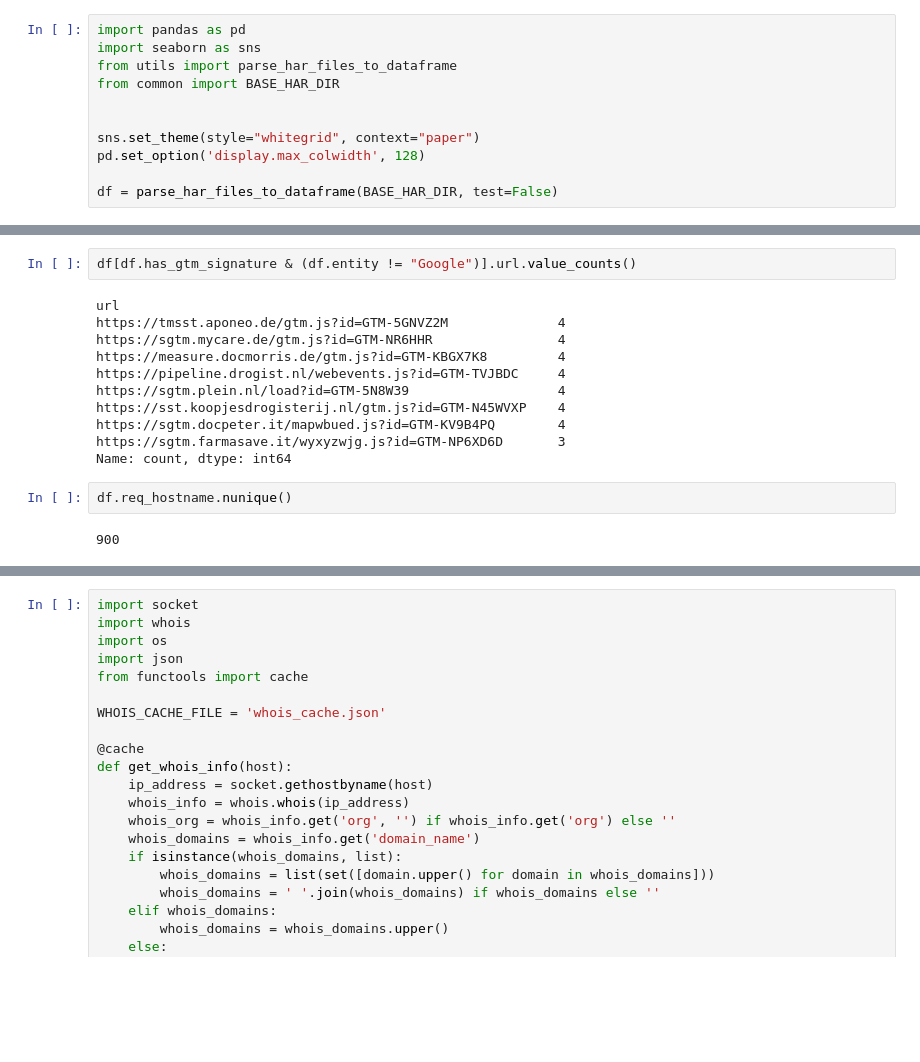
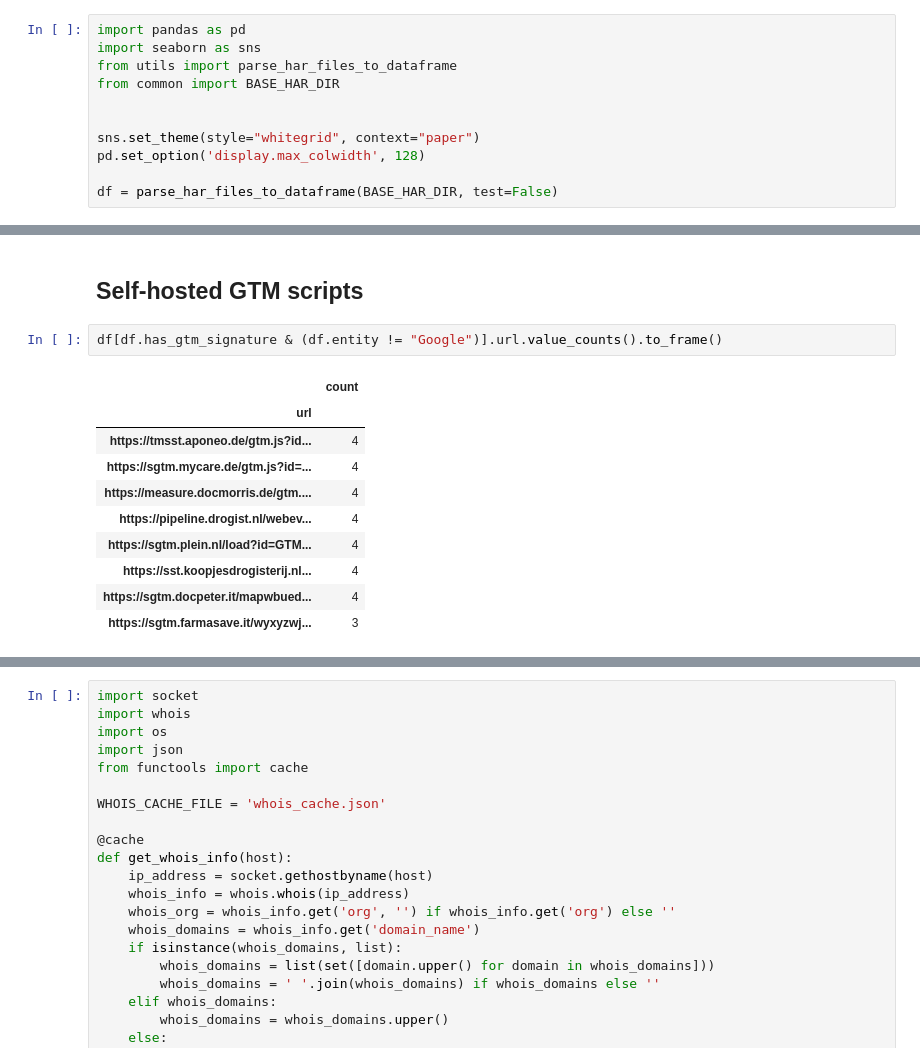
Before and after one commit to zahra7394/bitter-pill, a Jupyter notebook: notebooks/SST-Detection.ipynb, the cells around one changed output, grey strips where cells are left out. Cells and saved outputs as stored; diff of their text form; blank space fills up the shorter version.

```diff
--- a/notebooks/SST-Detection.ipynb
+++ b/notebooks/SST-Detection.ipynb
@@ -47,18 +55,16 @@ True      12271
 Name: count, dtype: int64
+# %% [markdown]
+## Self-hosted GTM scripts
 # %%
-df[df.has_gtm_signature & (df.entity != "Google")].url.value_counts()
+df[df.has_gtm_signature & (df.entity != "Google")].url.value_counts().to_frame()
 # %% [output]
-url
-https://tmsst.aponeo.de/gtm.js?id=GTM-5GNVZ2M              4
-https://sgtm.mycare.de/gtm.js?id=GTM-NR6HHR                4
-https://measure.docmorris.de/gtm.js?id=GTM-KBGX7K8         4
-https://pipeline.drogist.nl/webevents.js?id=GTM-TVJBDC     4
-https://sgtm.plein.nl/load?id=GTM-5N8W39                   4
-https://sst.koopjesdrogisterij.nl/gtm.js?id=GTM-N45WVXP    4
-https://sgtm.docpeter.it/mapwbued.js?id=GTM-KV9B4PQ        4
-https://sgtm.farmasave.it/wyxyzwjg.js?id=GTM-NP6XD6D       3
-Name: count, dtype: int64
+|  | count |
+| url |  |
+| https://tmsst.aponeo.de/gtm.js?id... | 4 |
+| https://sgtm.mycare.de/gtm.js?id=... | 4 |
+| https://measure.docmorris.de/gtm.... | 4 |
+| https://pipeline.drogist.nl/webev... | 4 |
+| https://sgtm.plein.nl/load?id=GTM... | 4 |
+| https://sst.koopjesdrogisterij.nl... | 4 |
+| https://sgtm.docpeter.it/mapwbued... | 4 |
+| https://sgtm.farmasave.it/wyxyzwj... | 3 |
-# %%
-df.req_hostname.nunique()
-# %% [output]
-900
```
Also changed, not shown: parts of 23 cells of this notebook, 10 other files.
